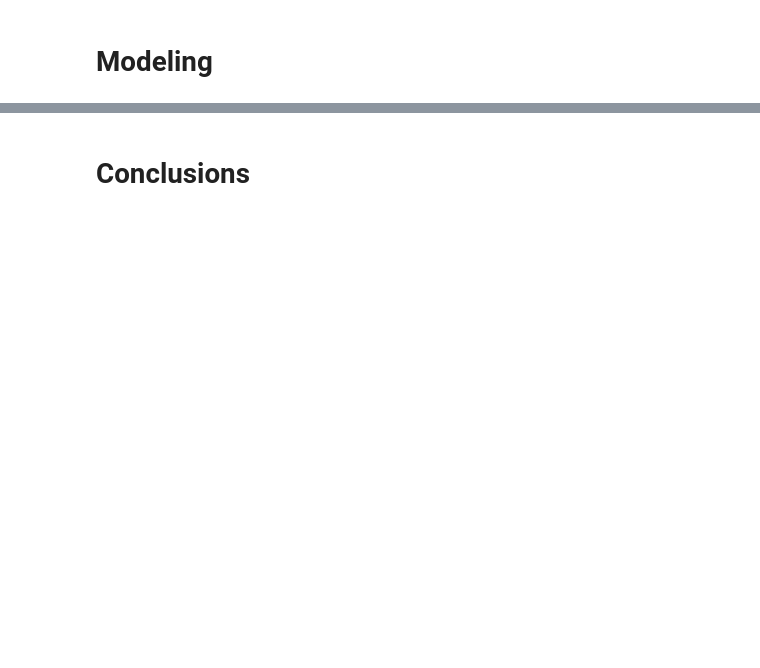
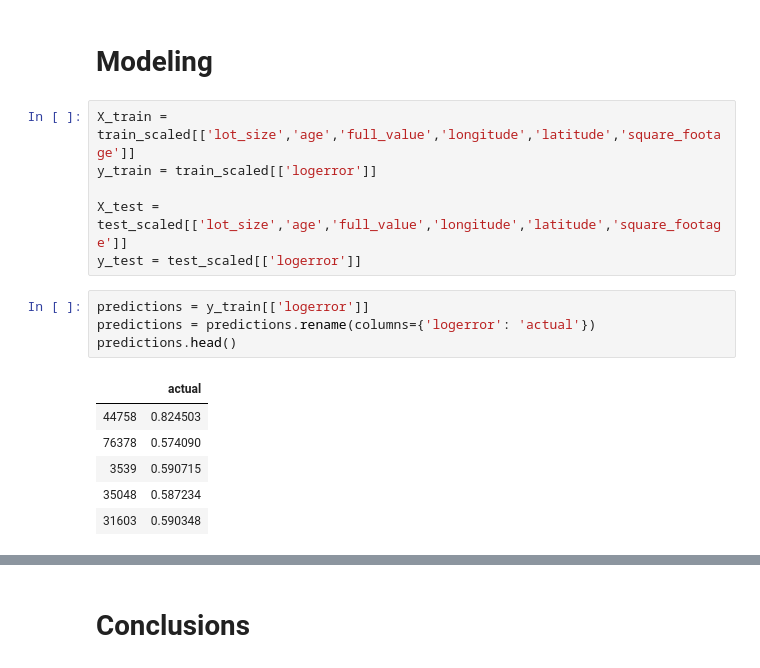
Before and after one commit to clustering-for-log-error/clustering-for-log-error, a Jupyter notebook: clustering_for_log_error_final.ipynb, the cells around one changed output, grey strips where cells are left out. Drawn from its saved outputs; the diff is of its cells as text; blank space fills up the shorter version.

```diff
--- a/clustering_for_log_error_final.ipynb
+++ b/clustering_for_log_error_final.ipynb
@@ -428,3 +430,20 @@ cluster.test_sig(X_train_scaled.size_age_value, train_scaled)
 <a id='cluster_data'></a>
 # %% [markdown]
 # Modeling
+# %%
+X_train = train_scaled[['lot_size','age','full_value','longitude','latitude','square_footage']]
+y_train = train_scaled[['logerror']]
+
+X_test = test_scaled[['lot_size','age','full_value','longitude','latitude','square_footage']]
+y_test = test_scaled[['logerror']]
+# %%
+predictions = y_train[['logerror']]
+predictions = predictions.rename(columns={'logerror': 'actual'})
+predictions.head()
+# %% [output]
+|  | actual |
+| 44758 | 0.824503 |
+| 76378 | 0.574090 |
+| 3539 | 0.590715 |
+| 35048 | 0.587234 |
+| 31603 | 0.590348 |
```
Also changed, not shown: parts of 5 cells of this notebook.
